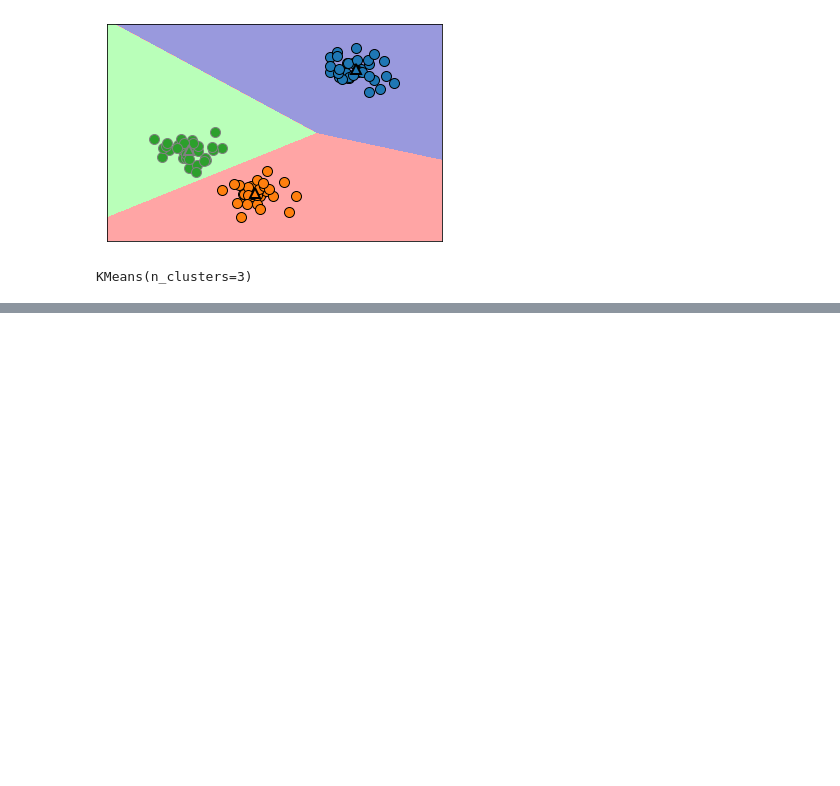
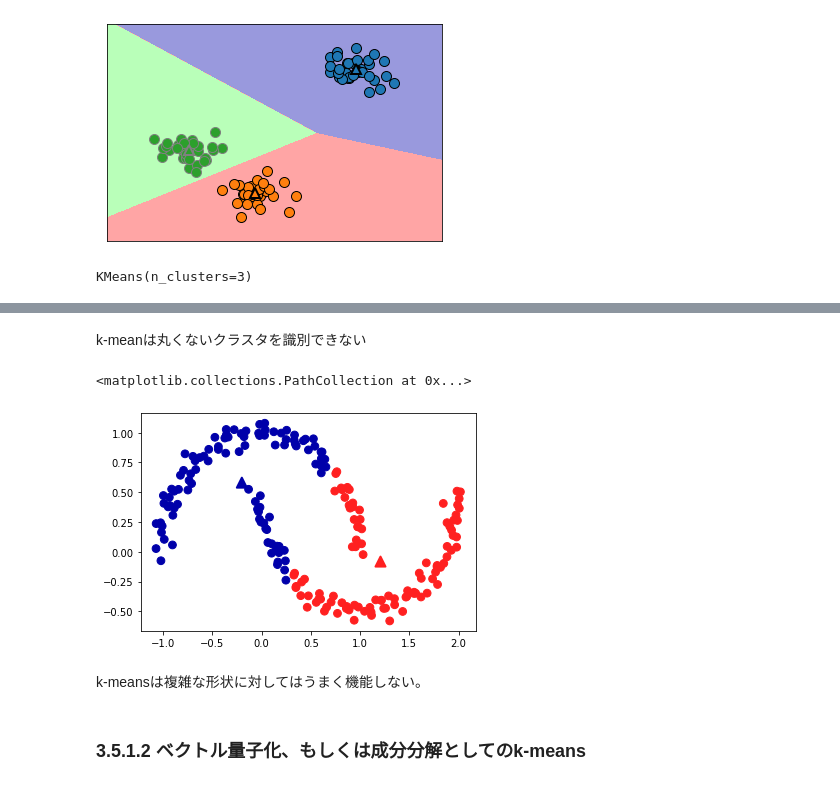
Before and after one commit to sota1111/ML_basic, a Jupyter notebook: ML_basic_3.ipynb, the cells around one changed output, grey strips where cells are left out. Cells and saved outputs as stored; diff of their text form; code cells hidden in the pictures; blank space fills up the shorter version.

```diff
--- a/ML_basic_3.ipynb
+++ b/ML_basic_3.ipynb
@@ -653,0 +680,23 @@ mglearn.discrete_scatter(X[:, 0], X[:,1], assignments, ax=axes[1])
+# %% [markdown]
+k-meanは丸くないクラスタを識別できない
+# %%
+# 合成データセットtwo_moonsデータ作成（今度はノイズ少なめ）
+from sklearn.datasets import make_moons
+X, y = make_moons(n_samples=200, noise=0.05, random_state=0)
+
+# 2つのクラスタにクラスタ分類
+kmeans = KMeans(n_clusters=2)
+kmeans.fit(X)
+y_pred = kmeans.predict(X)
+
+# クラスタ割り当てとクラスタセンタをプロット
+plt.scatter(X[:,0], X[:,1], c=y_pred,cmap=mglearn.cm2, s=60)
+plt.scatter(kmeans.cluster_centers_[:,0], kmeans.cluster_centers_[:,1],
+            marker='^', c=[mglearn.cm2(0), mglearn.cm2(1)], s=100, linewidth=2)
+# %% [output]
+<matplotlib.collections.PathCollection at 0x...>
+[figure, added]
+# %% [markdown]
+k-meansは複雑な形状に対してはうまく機能しない。
+# %% [markdown]
+### 3.5.1.2 ベクトル量子化、もしくは成分分解としてのk-means
```
Also changed, not shown: parts of 10 cells of this notebook.
